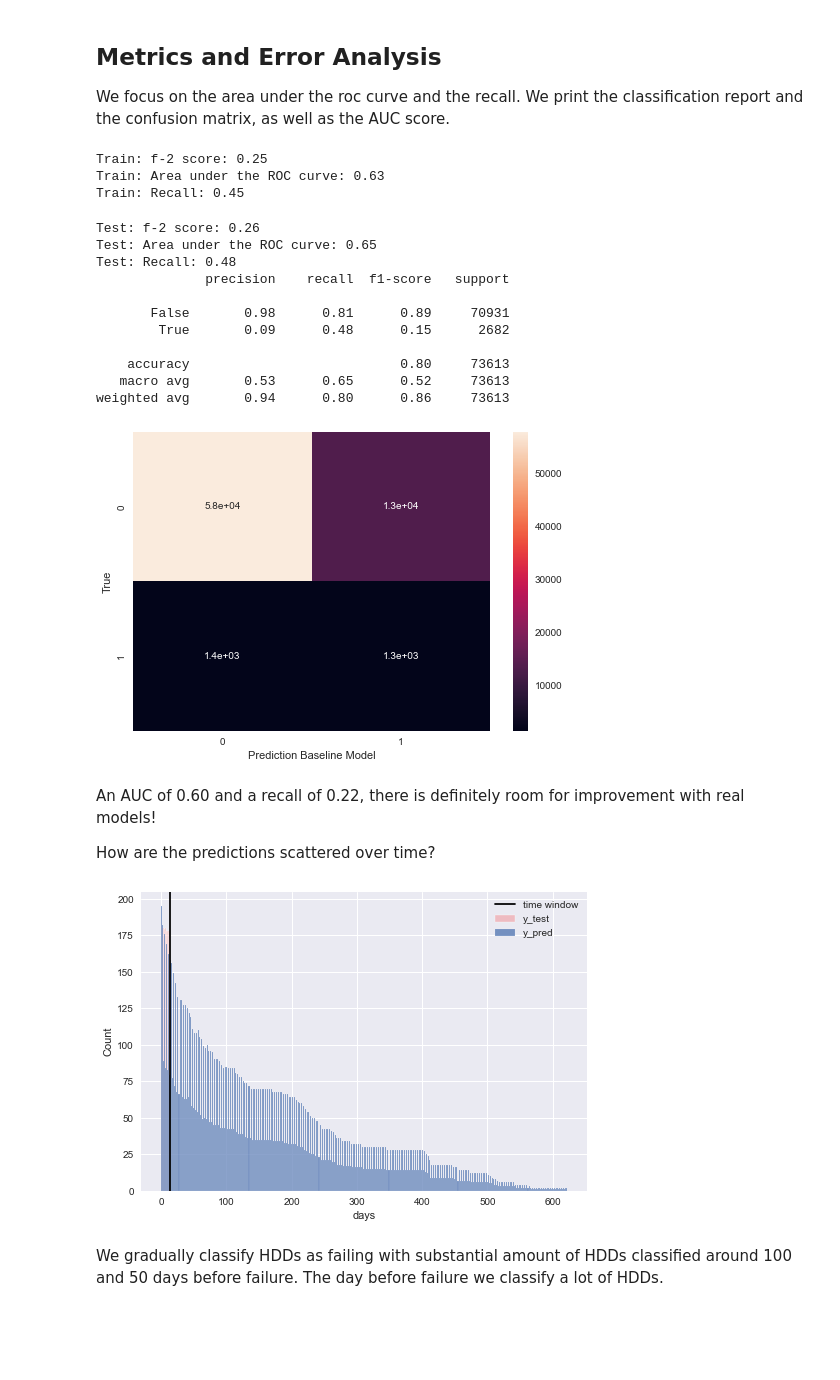
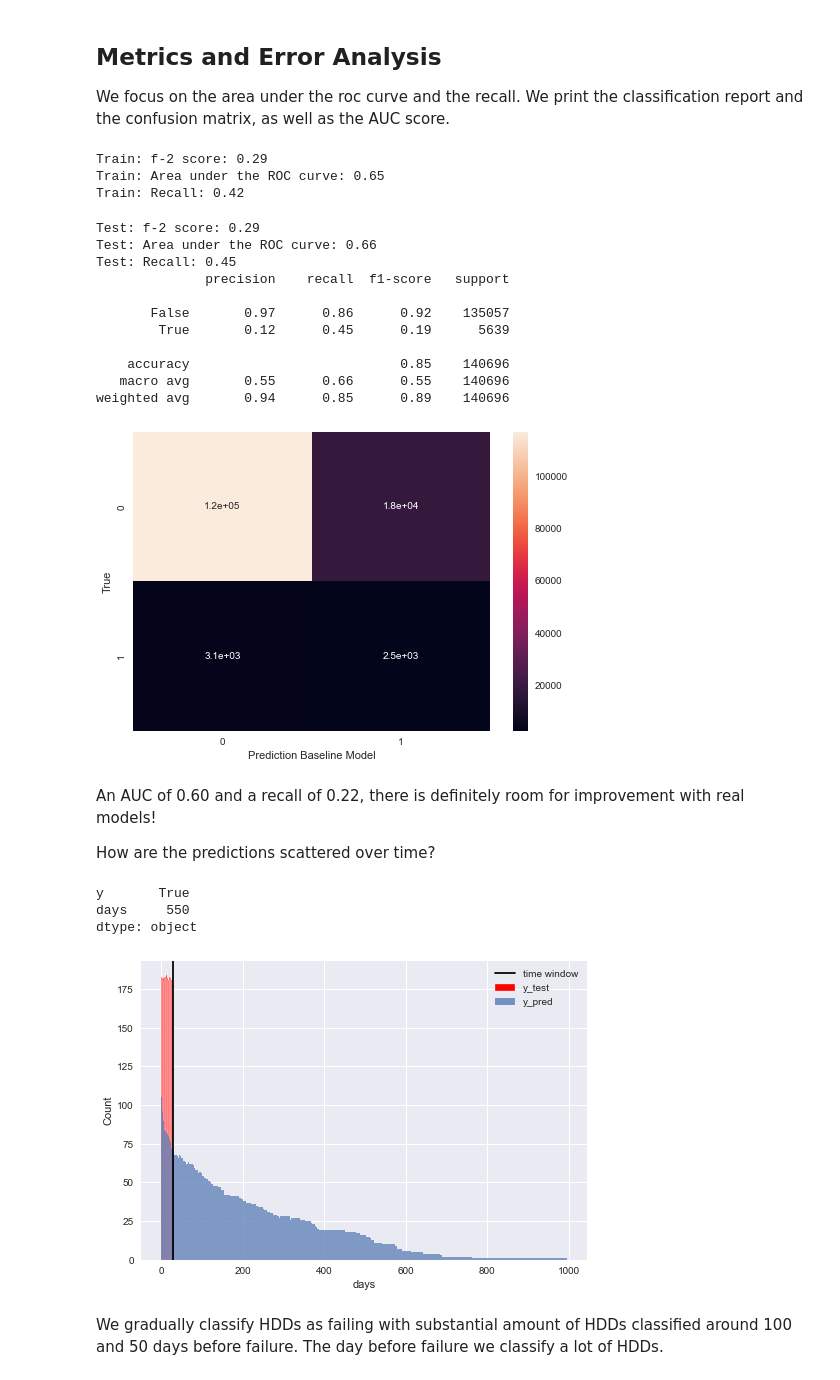
Before and after one commit to wcmphysics/DataScienceBootcamp-Capstone, a Jupyter notebook: notebooks/felix-baseline.ipynb, the cells around one changed output. Drawn from its saved outputs; the diff is of its cells as text; code cells hidden in the pictures; blank space fills up the shorter version.

Commit message:
include 2019 data

```diff
--- a/notebooks/felix-baseline.ipynb
+++ b/notebooks/felix-baseline.ipynb
@@ -117,4 +117,5 @@ sys.path.append("..")
 from src.data.preprocessing import load_preprocess_data
 
 repo_path = os.getcwd()+"/../"
-df_ = load_preprocess_data(path=repo_path)
+df = load_preprocess_data(path=repo_path)
+df.shape
@@ -139,10 +142,10 @@ Plots of features over time
 
 We plot the median of the features over time to see if they change gradually towards failure
 # %%
-time_window = 30 # Line for plotting
+time_window = 14 # Line for plotting
 plt.figure(figsize=(16,16))
 for num, feat in enumerate(feats_bl):
     plt.subplot(4,1,num+1)
-    sns.lineplot(x=df.days_to_fail, y=df[feat], estimator=np.median)
+    sns.lineplot(x=df.countdown, y=df[feat], estimator=np.median)
     plt.axvline(x=time_window, c='k')
 # %% [output]
@@ -197,6 +200,6 @@ Generate targets: `True` if `days_to_fail` is smaller than our time window, `Fal
 # %%
-y_train = df_train.days_to_fail <= time_window
-y_test = df_test.days_to_fail <= time_window
+y_train = df_train.countdown <= time_window
+y_test = df_test.countdown <= time_window
 # %% [markdown]
 Now we check if our sampling is stratified:
 # %%
@@ -223,7 +226,7 @@ Therefore we have to calculate the thresholds.
 # %%
 threshold = pd.Series(name="Threshold")
 # Dataframe with all train drives exactly time_window days before failure
-df_time_window = df[df.serial_number.isin(drives_train)].query("days_to_fail ==@ time_window")
+df_time_window = df[df.serial_number.isin(drives_train)].query("countdown ==@ time_window")
 for feat in feats_bl:
     threshold[feat] = df_time_window[feat].median()
 threshold
@@ -254,9 +257,9 @@ print("Train: f-2 score:", fbeta_train)
 print("Train: Area under the ROC curve:", auc_train)
 print("Train: Recall:", recall_train)
 # %% [output]
-Train: f-2 score: 0.25
-Train: Area under the ROC curve: 0.63
-Train: Recall: 0.45
+Train: f-2 score: 0.29
+Train: Area under the ROC curve: 0.65
+Train: Recall: 0.42
 # %%
 fbeta_test = fbeta_score(y_test, y_pred, beta=2).round(2)
 auc_test = roc_auc_score(y_test, y_pred).round(2)
@@ -269,31 +272,37 @@ sns.heatmap(confusion_matrix(y_test, y_pred), annot=True)
 plt.xlabel("Prediction Baseline Model")
 plt.ylabel("True");
 # %% [output]
-Test: f-2 score: 0.26
-Test: Area under the ROC curve: 0.65
-Test: Recall: 0.48
+Test: f-2 score: 0.29
+Test: Area under the ROC curve: 0.66
+Test: Recall: 0.45
               precision    recall  f1-score   support
 
-       False       0.98      0.81      0.89     70931
-        True       0.09      0.48      0.15      2682
+       False       0.97      0.86      0.92    135057
+        True       0.12      0.45      0.19      5639
 
-    accuracy                           0.80     73613
-   macro avg       0.53      0.65      0.52     73613
-weighted avg       0.94      0.80      0.86     73613
+    accuracy                           0.85    140696
+   macro avg       0.55      0.66      0.55    140696
+weighted avg       0.94      0.85      0.89    140696
-[figure, old version]
+[figure, new version]
 # %% [markdown]
 An AUC of 0.60 and a recall of 0.22, there is definitely room for improvement with real models!
 
 How are the predictions scattered over time?
+# %%
+plotdata_pred.max()
+# %% [output]
+y       True
+days     550
+dtype: object
 # %%
-plotdata_pred = pd.DataFrame({"y": y_pred, "days": df_test.days_to_fail}).query("y == 1")
-plotdata_test = pd.DataFrame({"y": y_test, "days": df_test.days_to_fail}).query("y == 1")
-sns.histplot(data=plotdata_test, x="days", bins=time_window+1, color='r', alpha=0.2)
-sns.histplot(data=plotdata_pred, x="days", bins=400)
+plotdata_pred = pd.DataFrame({"y": y_pred, "days": df_test.countdown}).query("y == 1")
+plotdata_test = pd.DataFrame({"y": y_test, "days": df_test.countdown}).query("y == 1")
+sns.histplot(data=plotdata_test, x="days", bins=time_window+1, color='r', alpha=1)
+sns.histplot(data=plotdata_pred, x="days", bins=plotdata_pred.max().days)
 plt.axvline(x=time_window, c='k')
 plt.legend(["time window", "y_test", "y_pred"]);
 # %% [output]
-[figure, old version]
+[figure, new version]
 # %% [markdown]
 We gradually classify HDDs as failing with substantial amount of HDDs classified around 100 and 50 days before failure. The day before failure we classify a lot of HDDs.
 # %% [markdown]
```
Also changed, not shown: parts of 17 cells of this notebook.
